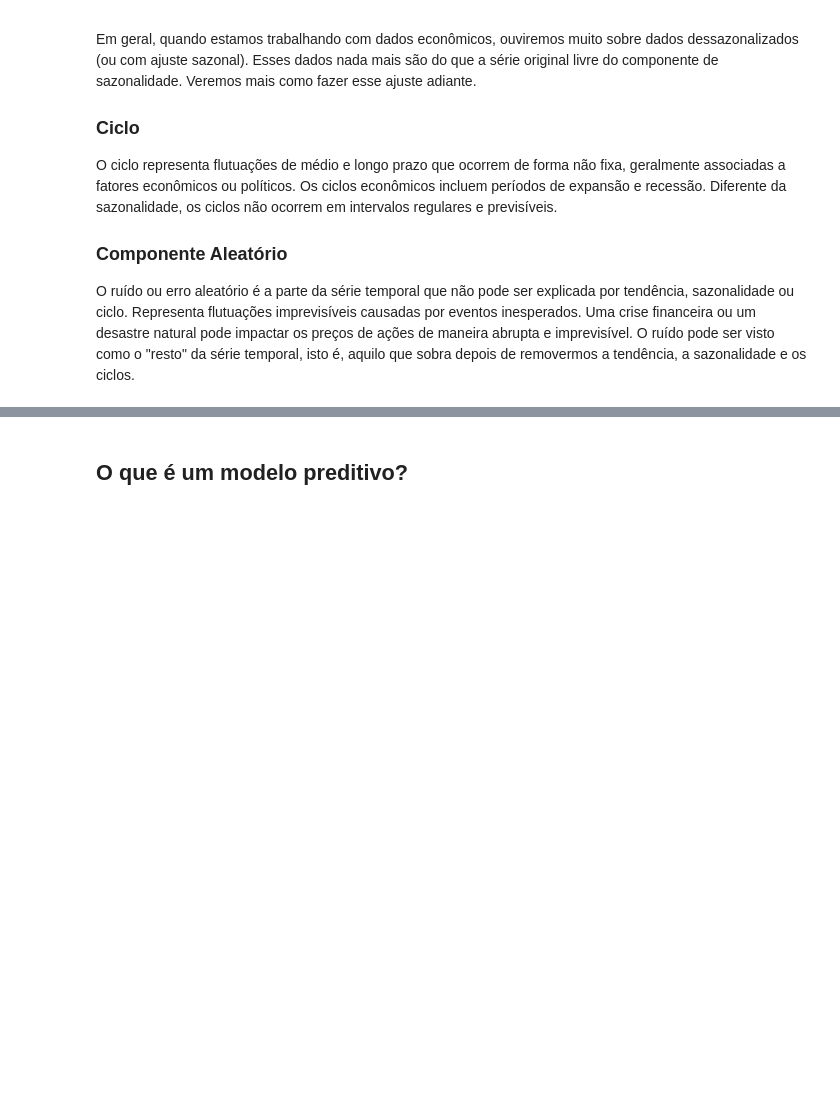
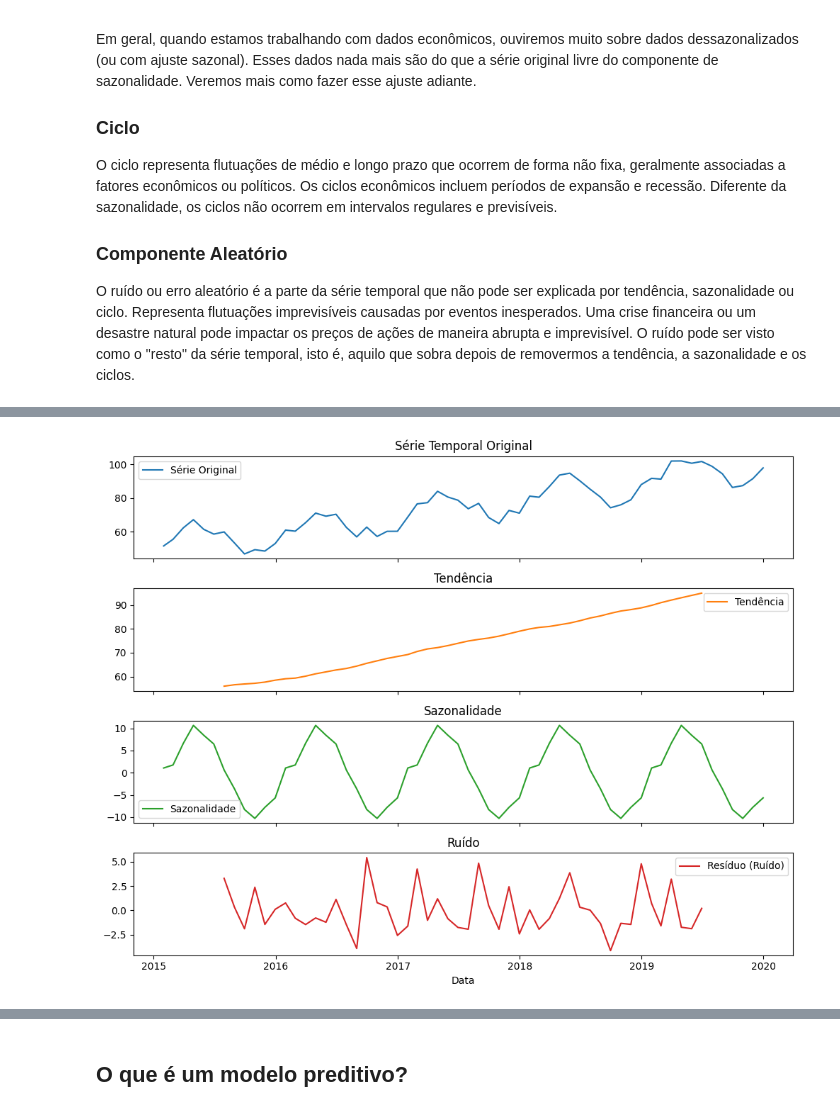
Before and after one commit to juliacvieira/case_macro, a Jupyter notebook: case_macro.ipynb, the cells around one changed output, grey strips where cells are left out. Saved outputs shown, nothing was run; the diff lists cells and outputs as text; code cells hidden in the pictures; blank space fills up the shorter version.

Commit message:
update time series topic

```diff
--- a/case_macro.ipynb
+++ b/case_macro.ipynb
@@ -285,0 +406,45 @@ Faturamento de uma empresa ao longo dos anos: Se a empresa cresce, a sazonalidad
+# %%
+import pandas as pd
+import numpy as np
+import statsmodels.api as sm
+import matplotlib.pyplot as plt
+
+# Gerando uma série temporal fictícia com tendência, sazonalidade e ruído
+np.random.seed(42)
+time = pd.date_range(start='2015-01-01', periods=60, freq='M')  # 60 meses (5 anos)
+trend = np.linspace(50, 100, 60)  # Tendência linear crescente
+seasonality = 10 * np.sin(2 * np.pi * np.arange(60) / 12)  # Padrão sazonal anual
+noise = np.random.normal(0, 3, 60)  # Ruído aleatório
+data = trend + seasonality + noise  # Série final combinada
+
+# Criando um DataFrame
+df = pd.DataFrame({'Date': time, 'Value': data})
+df.set_index('Date', inplace=True)
+
+# Aplicando a decomposição sazonal aditiva
+decomposition = sm.tsa.seasonal_decompose(df['Value'], model='additive', period=12)
+
+# Criando o gráfico dos componentes da série temporal
+fig, axes = plt.subplots(4, 1, figsize=(10, 8), sharex=True)
+
+axes[0].plot(df['Value'], label='Série Original')
+axes[0].set_title('Série Temporal Original')
+axes[0].legend()
+
+axes[1].plot(decomposition.trend, label='Tendência', color='tab:orange')
+axes[1].set_title('Tendência')
+axes[1].legend()
+
+axes[2].plot(decomposition.seasonal, label='Sazonalidade', color='tab:green')
+axes[2].set_title('Sazonalidade')
+axes[2].legend()
+
+axes[3].plot(decomposition.resid, label='Resíduo (Ruído)', color='tab:red')
+axes[3].set_title('Ruído')
+axes[3].legend()
+
+plt.xlabel('Data')
+plt.tight_layout()
+plt.show()
+# %% [output]
+[figure, added]
```
Also changed, not shown: parts of 4 cells of this notebook.
